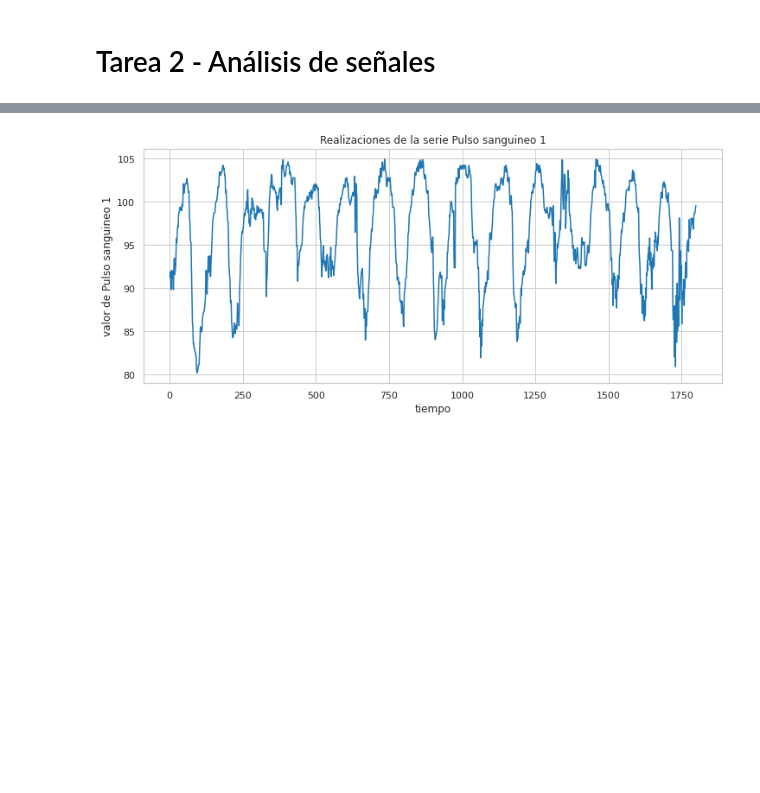
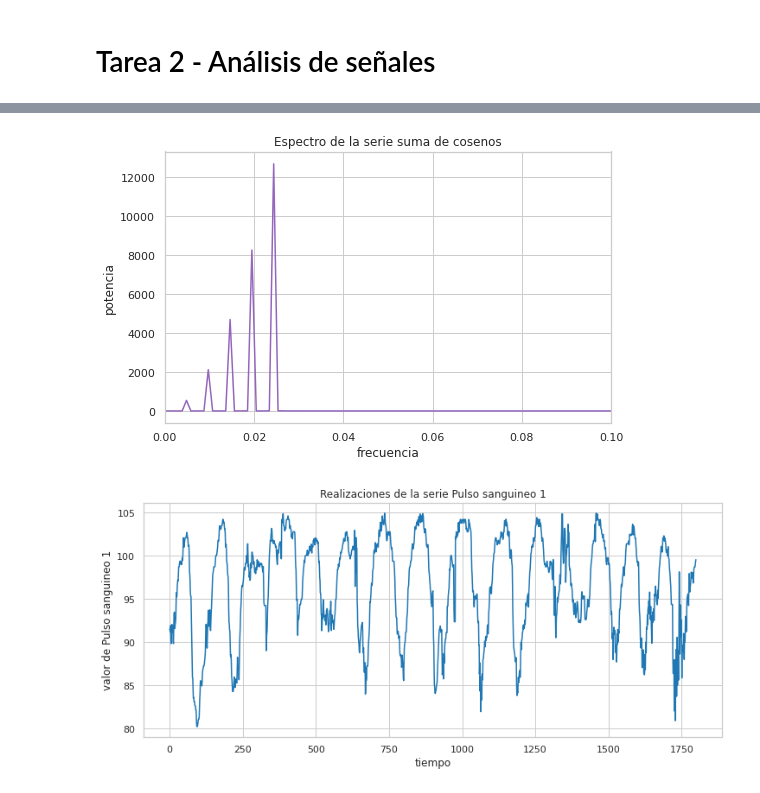
Before and after one commit to camilocarvajalreyes/tareas-MDS7204, a Jupyter notebook: unidad_1/tarea_2/periodograma.ipynb, the cells around one changed output, grey strips where cells are left out. Saved outputs shown, nothing was run; the diff lists cells and outputs as text; code cells hidden in the pictures; blank space fills up the shorter version.

Commit message:
update tarea 2 periodogram

```diff
--- a/unidad_1/tarea_2/periodograma.ipynb
+++ b/unidad_1/tarea_2/periodograma.ipynb
@@ -8,3 +19,8 @@ from plot import plot_series, plot_spectrum
+# %%
+f, Pxx_den = periodogram(serie_cos)
+plot_spectrum(f,Pxx_den,'suma de cosenos',log=False,fig_size=(8,5),max_freq=0.1,colour='tab:purple')
+# %% [output]
+[figure, added]
 # %%
 hr1 = np.loadtxt('hr.7257.txt')
 
```
Also changed, not shown: parts of 5 cells of this notebook, 1 other file.
